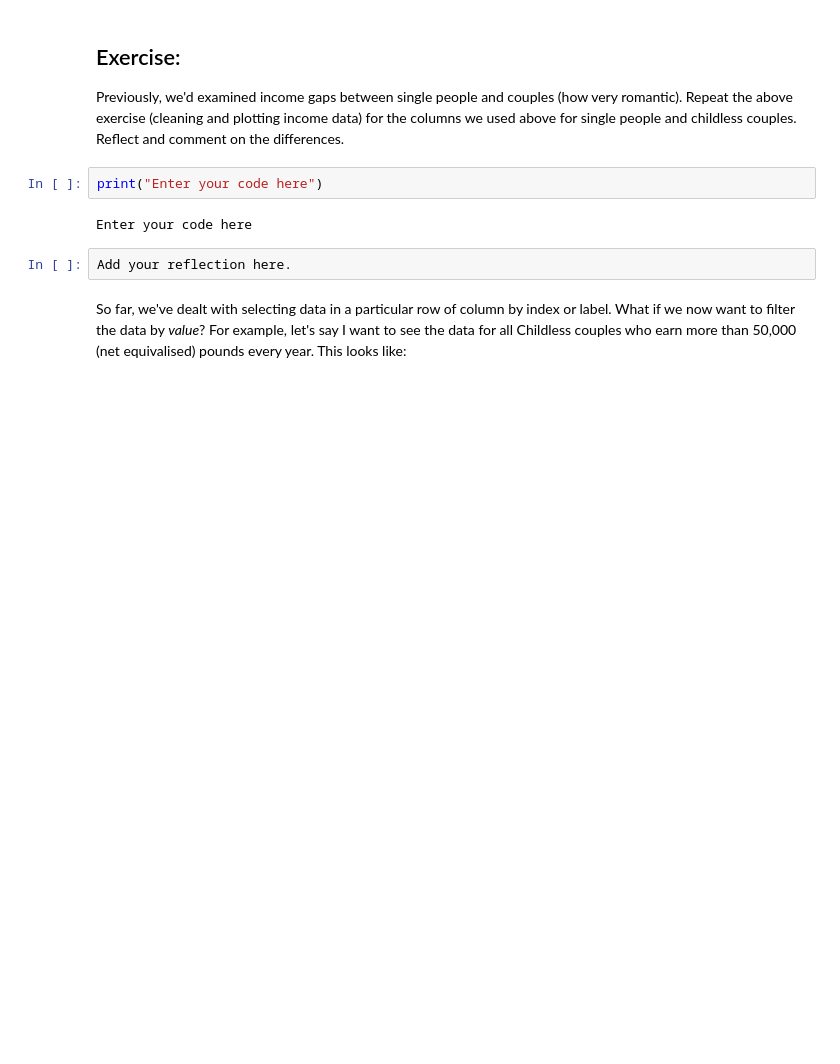
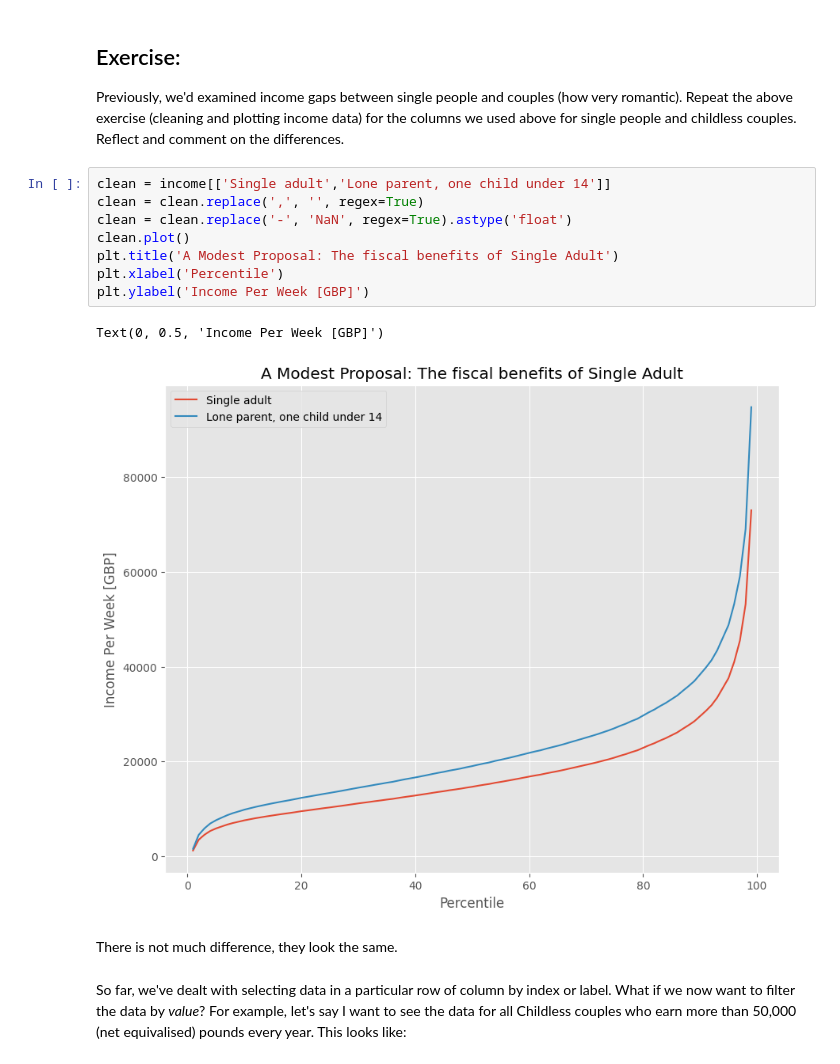
Before and after one commit to DiegoArgn/QM-2, a Jupyter notebook: W2_Working_with_Data_in_Pandas.ipynb, the cells around one changed output. Saved outputs shown, nothing was run; the diff lists cells and outputs as text; blank space fills up the shorter version.

```diff
--- a/W2_Working_with_Data_in_Pandas.ipynb
+++ b/W2_Working_with_Data_in_Pandas.ipynb
@@ -315,12 +324,19 @@ Text(0, 0.5, 'Income Per Week [GBP]')
 ## Exercise:
 
 Previously, we'd examined income gaps between single people and couples (how very romantic). Repeat the above exercise (cleaning and plotting income data) for the columns we used above for single people and childless couples. Reflect and comment on the differences.
-# %%
-print("Enter your code here")
-# %% [output]
-Enter your code here
-# %%
-Add your reflection here.
+# %%
+clean = income[['Single adult','Lone parent, one child under 14']]
+clean = clean.replace(',', '', regex=True)
+clean = clean.replace('-', 'NaN', regex=True).astype('float')
+clean.plot()
+plt.title('A Modest Proposal: The fiscal benefits of Single Adult')
+plt.xlabel('Percentile')
+plt.ylabel('Income Per Week [GBP]')
+# %% [output]
+Text(0, 0.5, 'Income Per Week [GBP]')
+[figure, added]
+# %% [markdown]
+There is not much difference, they look the same.
 # %% [markdown]
 So far, we've dealt with selecting data in a particular row of column by index or label. What if we now want to filter the data by *value*? For example, let's say I want to see the data for all Childless couples who earn more than 50,000 (net equivalised) pounds every year. This looks like:
 # %%
```
Also changed, not shown: parts of 9 cells of this notebook.
